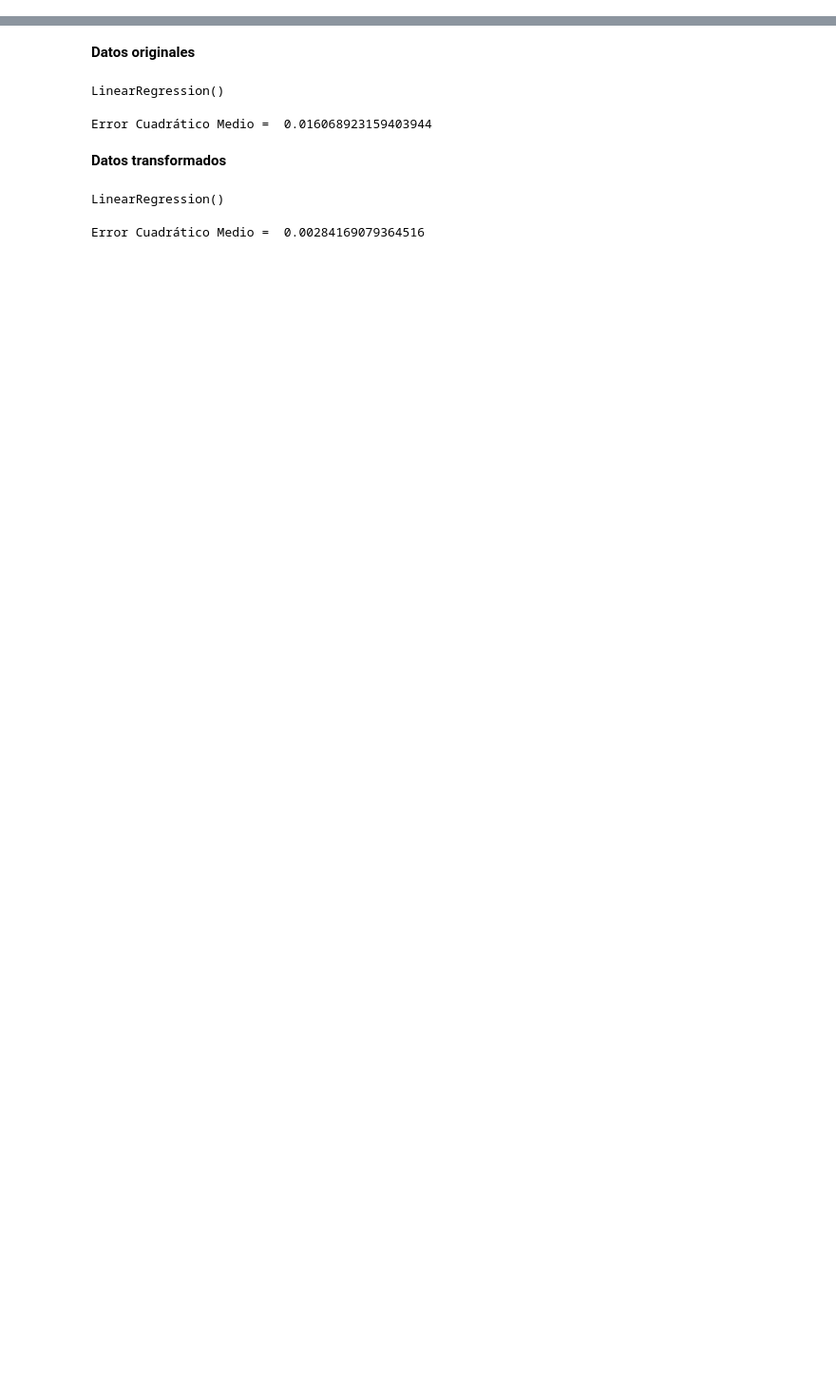
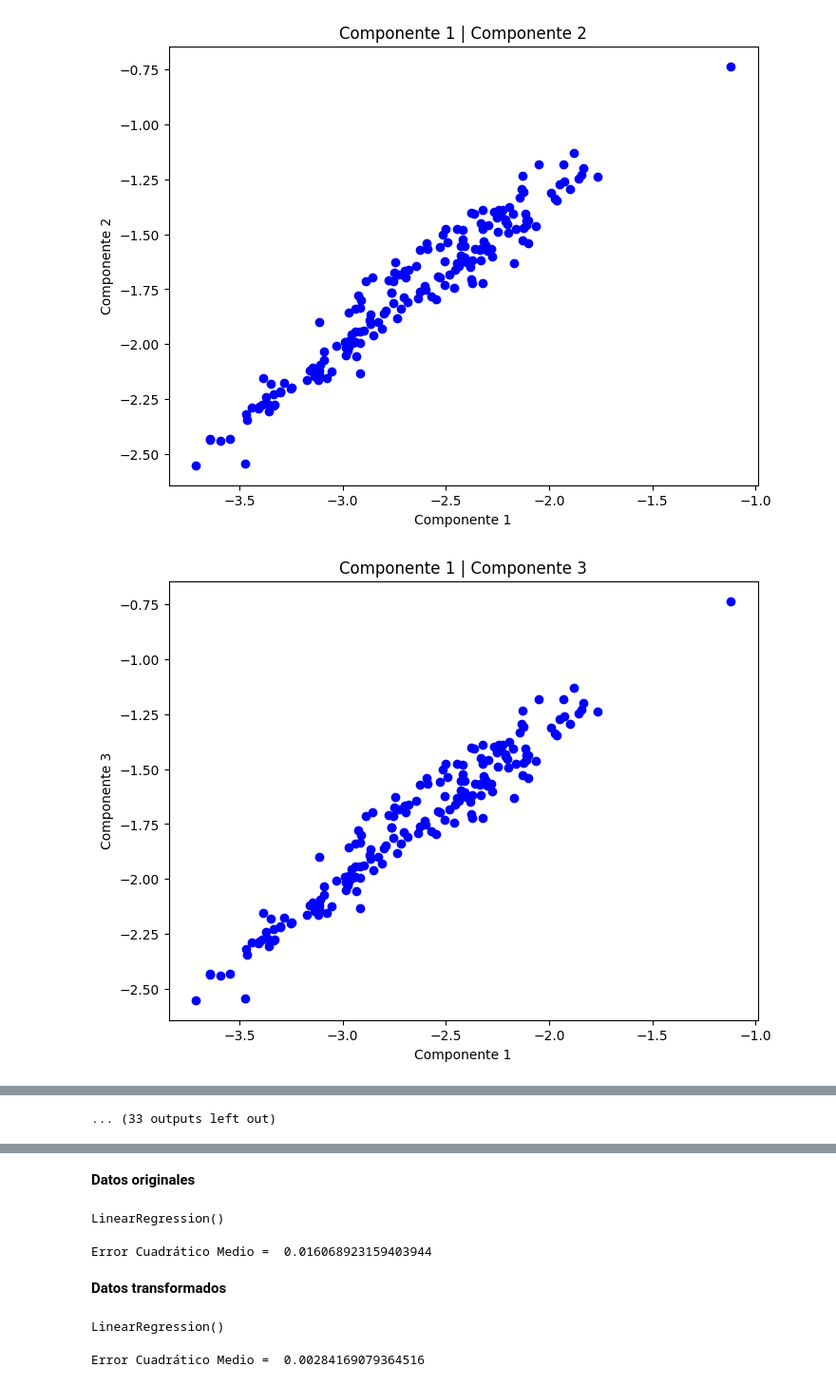
Before and after one commit to CaroPer27/Pr-ctica-2.2-An-lisis-de-Componentes-Principales, a Jupyter notebook: Practica2_2.ipynb, the cells around one changed output, grey strips where cells are left out. Shown at 95% size. Cells and saved outputs as stored; diff of their text form; code cells hidden in the pictures; blank space fills up the shorter version.

```diff
--- a/Practica2_2.ipynb
+++ b/Practica2_2.ipynb
@@ -2,0 +442,22 @@
+# %%
+import itertools
+import matplotlib.pyplot as plt
+
+# Definir los números de componente
+componentes = list(range(1, 11))
+
+combinaciones = list(itertools.combinations(componentes, 2))
+
+# Iterar a través de las combinaciones y mostrar cada gráfico de dispersión por separado
+for comp1, comp2 in combinaciones:
+    fig, ax = plt.subplots(figsize=(8, 6))
+
+    ax.scatter(transformed_data[f'A'], transformed_data[f'B'], c='b', marker='o')  # Reemplaza 'A' y 'B' por los nombres de columna correctos
+    ax.set_xlabel(f'Componente {comp1}')
+    ax.set_ylabel(f'Componente {comp2}')
+    ax.set_title(f'Componente {comp1} | Componente {comp2}')
+
+    plt.show()
+# %% [output]
+[figure, added]
+[figure, added]
@@ -3 +474,2 @@
+... (33 outputs left out)
 # %% [markdown]
```
Also changed, not shown: parts of 26 cells of this notebook.
